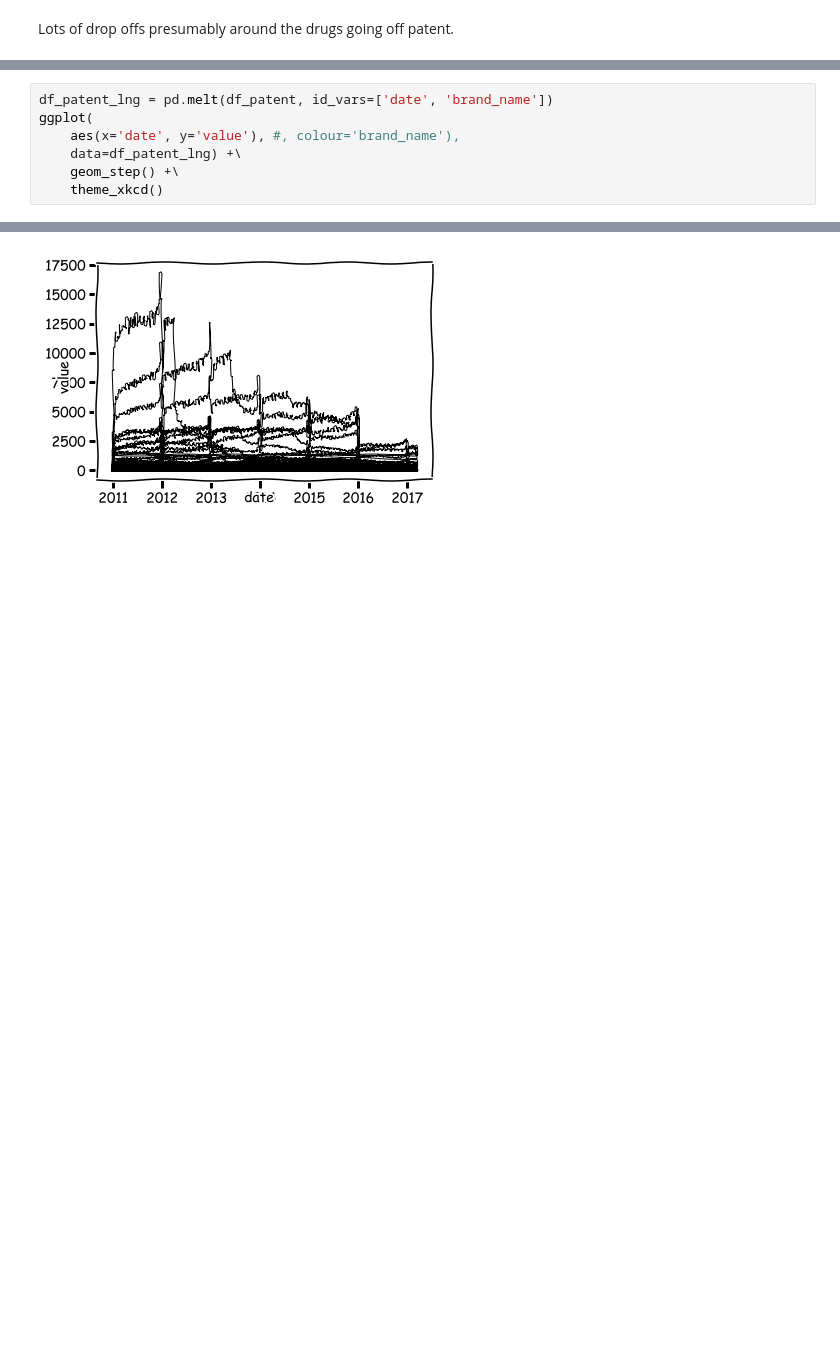
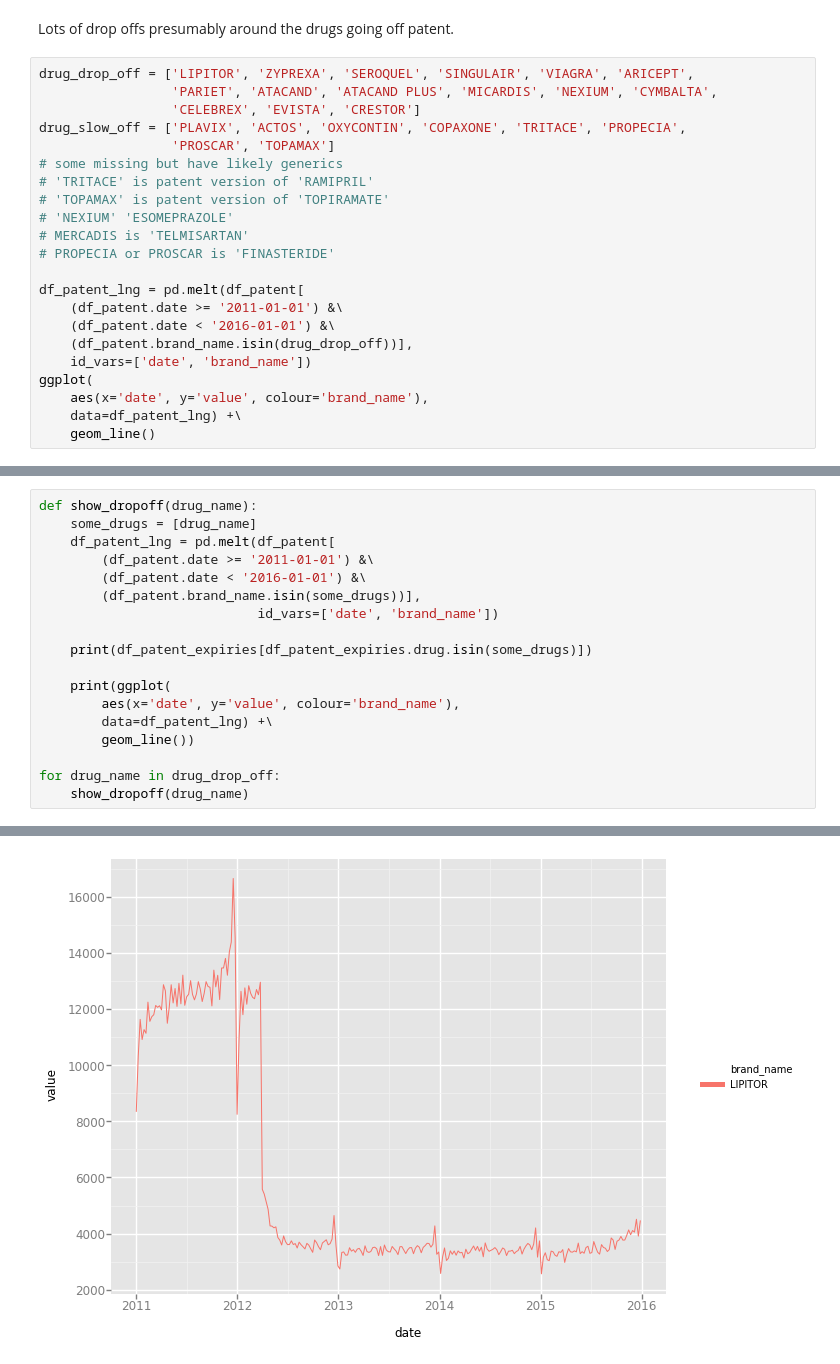
Before and after one commit to saramic/the-d-team, a Jupyter notebook: analysis/Going_off_patent.ipynb, the cells around one changed output, grey strips where cells are left out. Saved outputs shown, nothing was run; the diff lists cells and outputs as text; blank space fills up the shorter version.

Commit message:
final on off patent list

```diff
--- a/analysis/Going_off_patent.ipynb
+++ b/analysis/Going_off_patent.ipynb
@@ -121,2 +122,24 @@ Waiting for job to complete...
 # %% [markdown]
 Lots of drop offs presumably around the drugs going off patent.
+# %%
+drug_drop_off = ['LIPITOR', 'ZYPREXA', 'SEROQUEL', 'SINGULAIR', 'VIAGRA', 'ARICEPT',
+                 'PARIET', 'ATACAND', 'ATACAND PLUS', 'MICARDIS', 'NEXIUM', 'CYMBALTA',
+                 'CELEBREX', 'EVISTA', 'CRESTOR']
+drug_slow_off = ['PLAVIX', 'ACTOS', 'OXYCONTIN', 'COPAXONE', 'TRITACE', 'PROPECIA',
+                 'PROSCAR', 'TOPAMAX']
+# some missing but have likely generics
+# 'TRITACE' is patent version of 'RAMIPRIL'
+# 'TOPAMAX' is patent version of 'TOPIRAMATE'
+# 'NEXIUM' 'ESOMEPRAZOLE'
+# MERCADIS is 'TELMISARTAN'
+# PROPECIA or PROSCAR is 'FINASTERIDE'
+
+df_patent_lng = pd.melt(df_patent[
+    (df_patent.date >= '2011-01-01') &\
+    (df_patent.date < '2016-01-01') &\
+    (df_patent.brand_name.isin(drug_drop_off))],
+    id_vars=['date', 'brand_name'])
+ggplot(
+    aes(x='date', y='value', colour='brand_name'),
+    data=df_patent_lng) +\
+    geom_line()
@@ -123,8 +151,19 @@ Lots of drop offs presumably around the drugs going off patent.
 # %%
-df_patent_lng = pd.melt(df_patent, id_vars=['date', 'brand_name'])
-ggplot(
-    aes(x='date', y='value'), #, colour='brand_name'),
-    data=df_patent_lng) +\
-    geom_step() +\
-    theme_xkcd()
+def show_dropoff(drug_name):
+    some_drugs = [drug_name]
+    df_patent_lng = pd.melt(df_patent[
+        (df_patent.date >= '2011-01-01') &\
+        (df_patent.date < '2016-01-01') &\
+        (df_patent.brand_name.isin(some_drugs))],
+                            id_vars=['date', 'brand_name'])
+
+    print(df_patent_expiries[df_patent_expiries.drug.isin(some_drugs)])
+
+    print(ggplot(
+        aes(x='date', y='value', colour='brand_name'),
+        data=df_patent_lng) +\
+        geom_line())
+
+for drug_name in drug_drop_off:
+    show_dropoff(drug_name)
 # %% [output]
@@ -131 +173 @@ ggplot(
-[figure, old version]
+[figure, new version]
```
Also changed, not shown: parts of 9 cells of this notebook, 2 other files.
